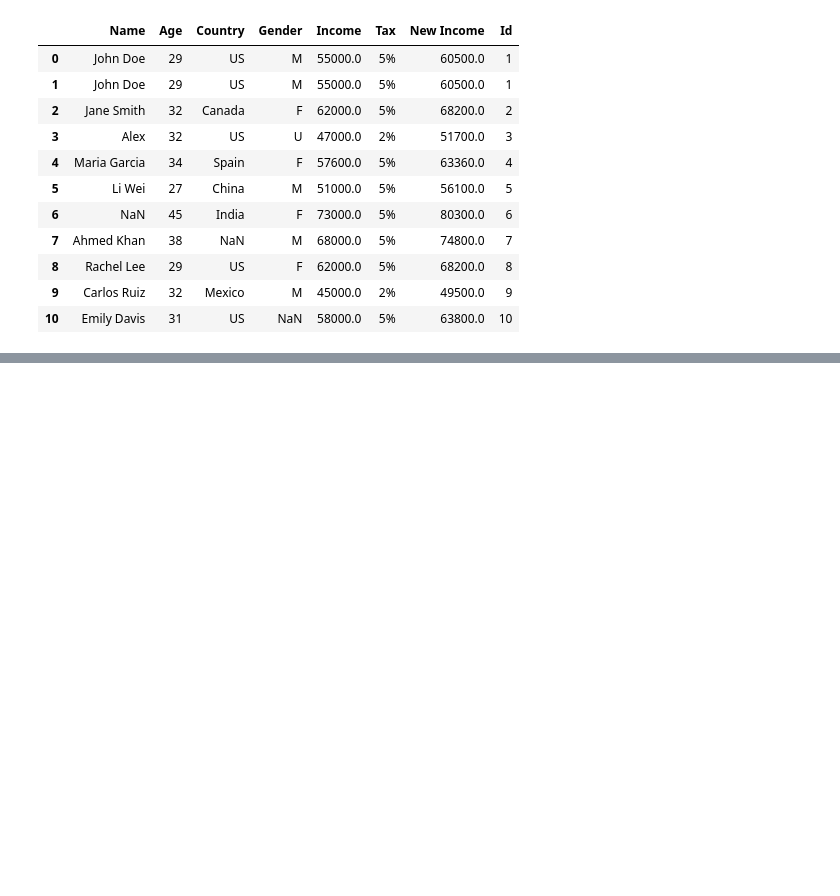
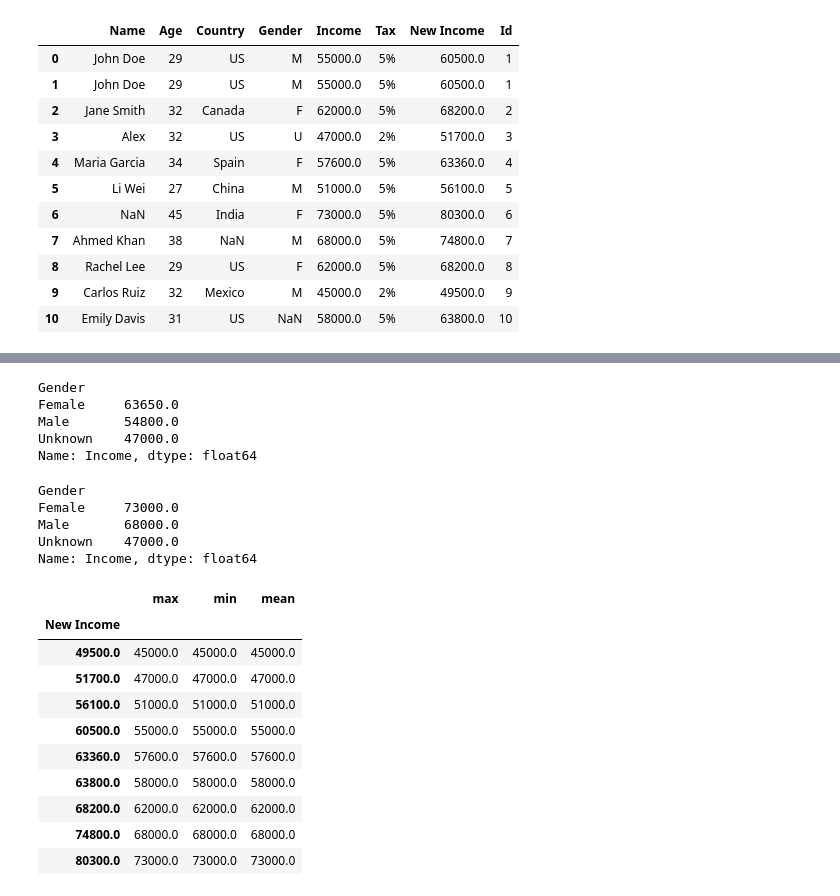
Before and after one commit to Vanshaj14Mohan/AI-and-ML, a Jupyter notebook: Section Two/Practical/demo.ipynb, the cells around one changed output, grey strips where cells are left out. Saved outputs shown, nothing was run; the diff lists cells and outputs as text; code cells hidden in the pictures; blank space fills up the shorter version.

```diff
--- a/Section Two/Practical/demo.ipynb
+++ b/Section Two/Practical/demo.ipynb
@@ -962,0 +1048,31 @@ df2[new_order]
+# %%
+df2.groupby("Gender")["Income"].mean()
+# %% [output]
+Gender
+Female     63650.0
+Male       54800.0
+Unknown    47000.0
+Name: Income, dtype: float64
+# %%
+df2.groupby("Gender")["Income"].max()
+# %% [output]
+Gender
+Female     73000.0
+Male       68000.0
+Unknown    47000.0
+Name: Income, dtype: float64
+# %%
+df2.groupby("New Income")["Income"].agg(["max", "min", "mean"])
+#df2.groupby("New Income")["Income"].aggregate(["max", "min", "mean"])
+# %% [output]
+|  | max | min | mean |
+| New Income |  |  |  |
+| 49500.0 | 45000.0 | 45000.0 | 45000.0 |
+| 51700.0 | 47000.0 | 47000.0 | 47000.0 |
+| 56100.0 | 51000.0 | 51000.0 | 51000.0 |
+| 60500.0 | 55000.0 | 55000.0 | 55000.0 |
+| 63360.0 | 57600.0 | 57600.0 | 57600.0 |
+| 63800.0 | 58000.0 | 58000.0 | 58000.0 |
+| 68200.0 | 62000.0 | 62000.0 | 62000.0 |
+| 74800.0 | 68000.0 | 68000.0 | 68000.0 |
+| 80300.0 | 73000.0 | 73000.0 | 73000.0 |
```
Also changed, not shown: parts of 14 cells of this notebook, 1 other file.
